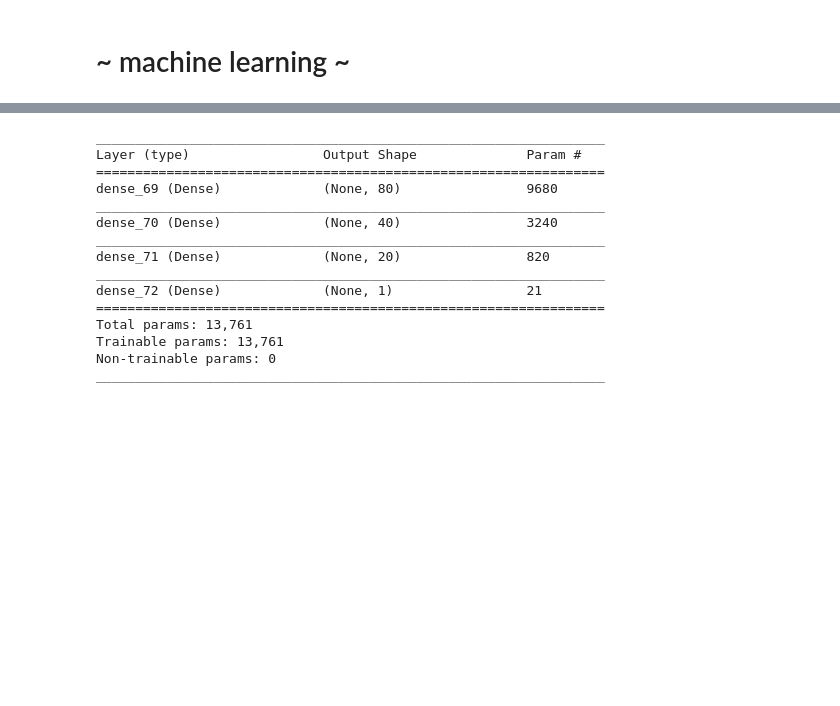
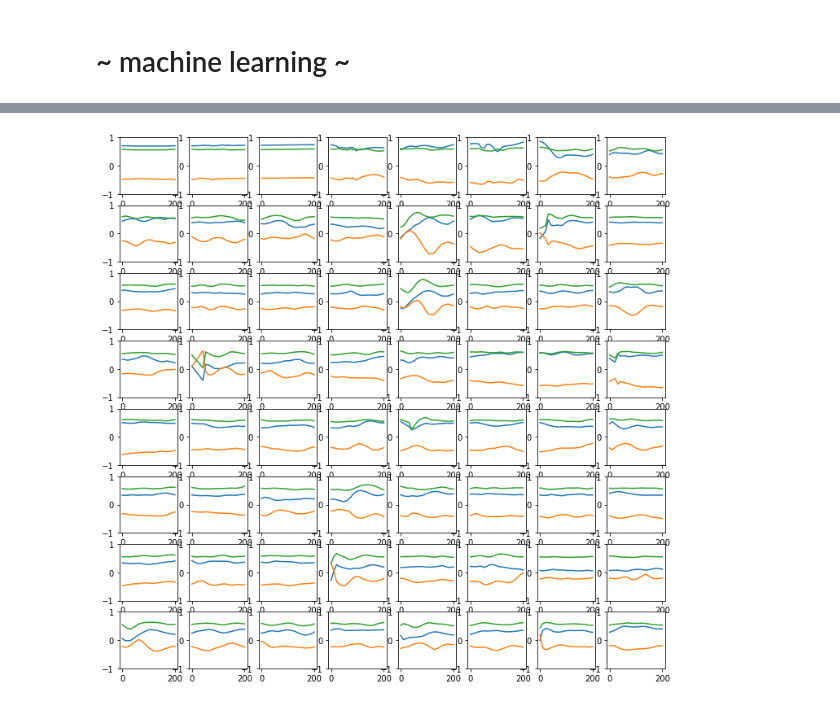
Before and after one commit to jlin816/gyrosec, a Jupyter notebook: preprocess.ipynb, the cells around one changed output, grey strips where cells are left out. Drawn from its saved outputs; the diff is of its cells as text; code cells hidden in the pictures; blank space fills up the shorter version.

```diff
--- a/preprocess.ipynb
+++ b/preprocess.ipynb
@@ -226,26 +250,32 @@ from keras.optimizers import Adam
+# %%
+nrows = 8
+ncols = 8
+X_balanced = X_balanced.reshape((-1, samples_per_window, 6))
+
+fig, axes = plt.subplots(nrows, ncols, figsize=(12, 12))
+axes = axes.reshape(-1)
+
+count = 0
+for i in range(100,len(has_touch_y_balanced)):
+    if has_touch_y_balanced[i] == -1:
+        if count == nrows * ncols: break
+        axes[count].plot(np.linspace(0, window_size_ms, num=samples_per_window), X_balanced[i,:,0])
+        axes[count].plot(np.linspace(0, window_size_ms, num=samples_per_window), X_balanced[i,:,1])
+        axes[count].plot(np.linspace(0, window_size_ms, num=samples_per_window), X_balanced[i,:,2])
+        axes[count].set_ylim(-1, 1)
+        count += 1
+
+fig.show()
+# %% [output]
+[figure, added]
 # %%
-model = Sequential()
-model.add(Dense(80, activation="relu", input_dim=(samples_per_window * 6)))
-model.add(Dense(40, activation="relu"))
-model.add(Dense(20, activation="relu"))
-model.add(Dense(1, activation="tanh"))
-model.compile(loss="binary_crossentropy", optimizer="adam", metrics = ["accuracy"])
-model.summary()
+def build_model():
+    model = Sequential()
+    model.add(Dense(80, activation="relu", input_dim=(samples_per_window * 6)))
+    model.add(Dense(40, activation="relu"))
+    model.add(Dense(20, activation="relu"))
+    model.add(Dense(1, activation="tanh"))
+    model.compile(loss="binary_crossentropy", optimizer=Adam(lr=1e-4), metrics = ["accuracy"])
+    return model
-# %% [output]
-_________________________________________________________________
-Layer (type)                 Output Shape              Param #
-=================================================================
-dense_69 (Dense)             (None, 80)                9680
-_________________________________________________________________
-dense_70 (Dense)             (None, 40)                3240
-_________________________________________________________________
-dense_71 (Dense)             (None, 20)                820
-_________________________________________________________________
-dense_72 (Dense)             (None, 1)                 21
-=================================================================
-Total params: 13,761
-Trainable params: 13,761
-Non-trainable params: 0
-_________________________________________________________________
 # %%
 skf = StratifiedKFold(n_splits = 5)
```
Also changed, not shown: parts of 9 cells of this notebook, 2 other files.
